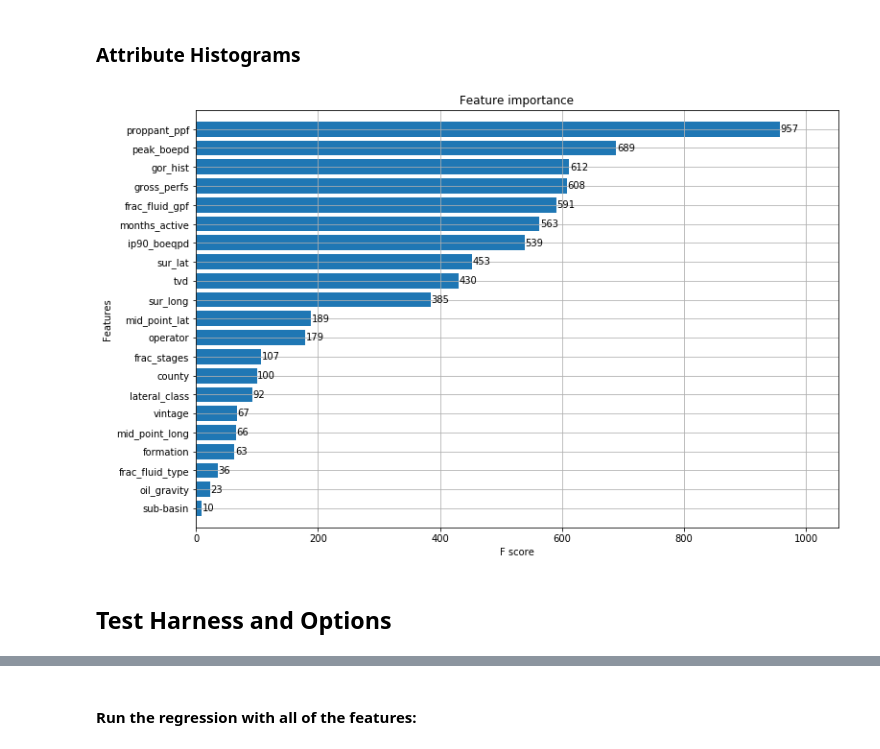
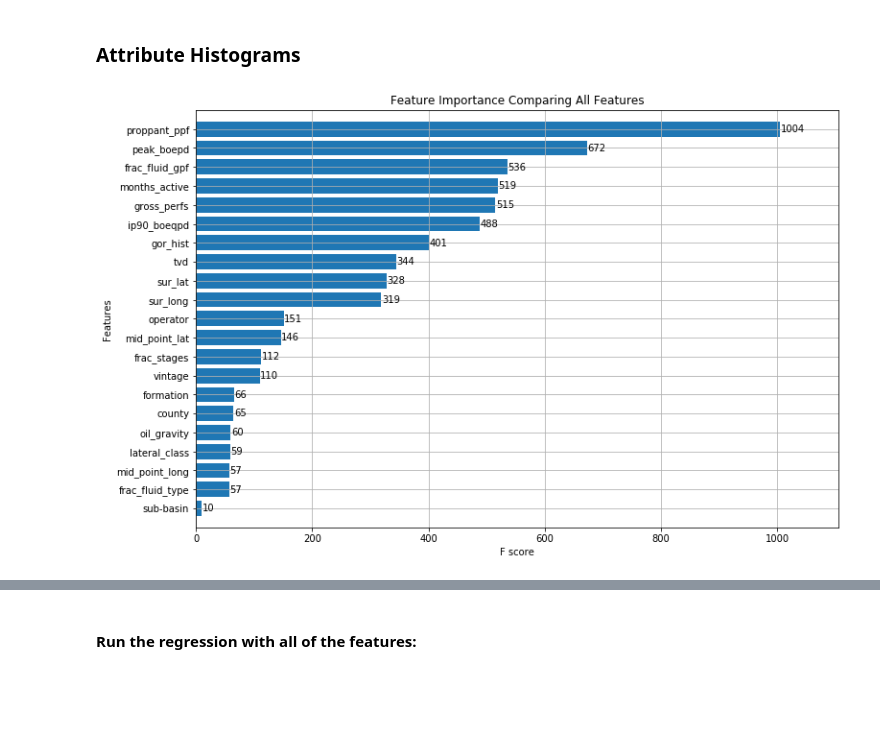
Before and after one commit to duc-analytica/DUC, a Jupyter notebook: ssg_model.ipynb, the cells around one changed output, grey strips where cells are left out. Cells and saved outputs as stored; diff of their text form; code cells hidden in the pictures; blank space fills up the shorter version.

```diff
--- a/ssg_model.ipynb
+++ b/ssg_model.ipynb
@@ -130,7 +130,7 @@ df.drop(columns=['api14', 'sur_lat', 'sur_long', 'well_id', 'mid_point_lat',
 # %% [markdown]
 ## Standardize Numeric Data
 # %%
-numerics = ['int64', 'float64']
+numerics = ['int64', 'float64', 'float']
 
 num_df = df.select_dtypes(include=numerics)
 num_df = num_df.drop(columns=['gas_hist', 'recovery_per_foot',
@@ -214,7 +199,7 @@ scaled_df['mid_point_long'] = (scaled_df.mid_point_long - scaled_df.mid_point_lo
 scaled_df['sub-basin'] = (scaled_df['sub-basin'] - scaled_df['sub-basin'].min()) / (scaled_df['sub-basin'].max() - scaled_df['sub-basin'].min())
 scaled_df['lateral_class'] = (scaled_df.lateral_class - scaled_df.lateral_class.min()) / (scaled_df.lateral_class.max() - scaled_df.lateral_class.min())
 
-scaled_df['recovery'] = (scaled_df.recovery - scaled_df.recovery.min()) / (scaled_df.recovery.max() - scaled_df.recovery.min())
+#scaled_df['recovery'] = (scaled_df.recovery - scaled_df.recovery.min()) / (scaled_df.recovery.max() - scaled_df.recovery.min())
 scaled_df.rename(index=str, columns={"oper": "operator"}, inplace=True)
 # %%
 scaled_df.sample(10)
@@ -238,21 +223,20 @@ scaled_df.sample(10)
 # %%
 xgb_df = scaled_df.drop(columns=['recovery']).copy()
 
 xgb_params = {
     'max_depth': 8,
     'seed' : 493
 }
-dtrain = xgb.DMatrix(xgb_df, df.oil_hist, feature_names=xgb_df.columns.values)
+dtrain = xgb.DMatrix(xgb_df, scaled_df.recovery, feature_names=xgb_df.columns.values)
 model = xgb.train(dict(xgb_params, silent=0), dtrain, num_boost_round=50)
 
 # plot the important features #
 fig, ax = plt.subplots(figsize=(12,8))
 xgb.plot_importance(model, max_num_features=50, height=0.8, ax=ax)
+plt.title('Feature Importance Comparing All Features')
 plt.show()
 
 # I think we can return xgb and model to then plot xgb.plot_importance(model,...)
 # Or maybe can save that line into a variable to return.
 # %% [output]
-[figure, old version]
+[figure, new version]
-# %% [markdown]
-## Test Harness and Options
```
Also changed, not shown: parts of 59 cells of this notebook, 1 other file.
